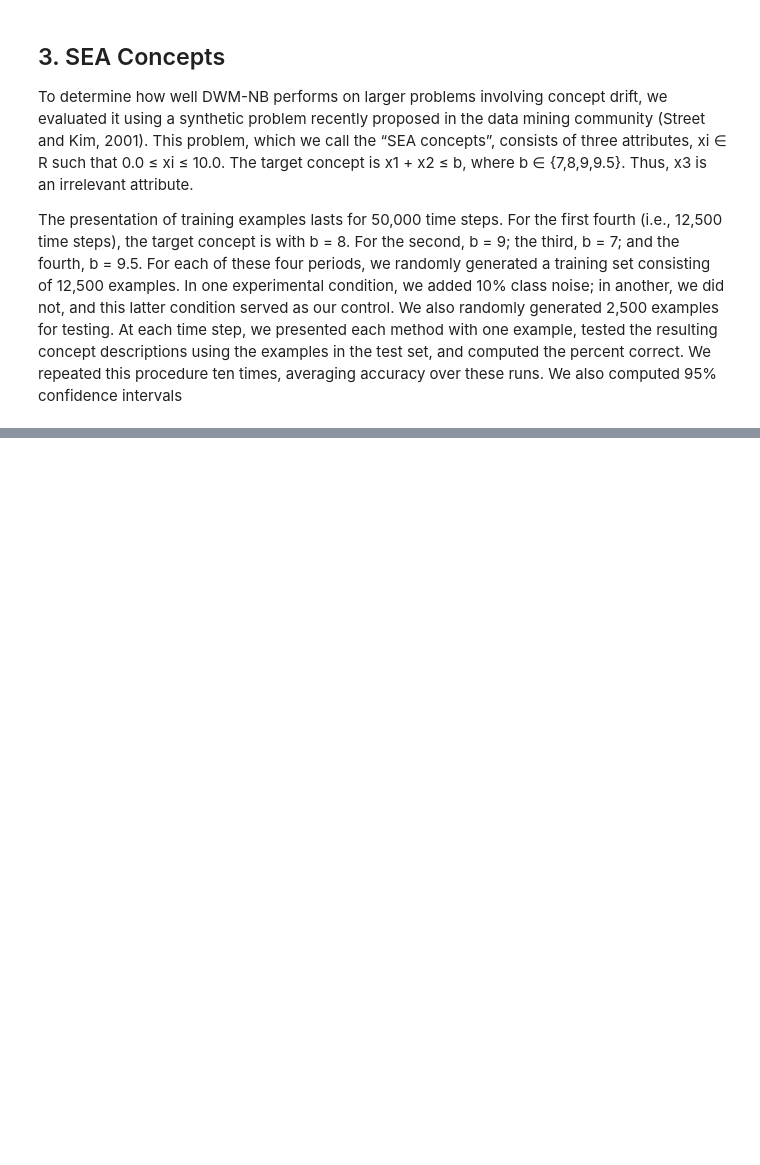
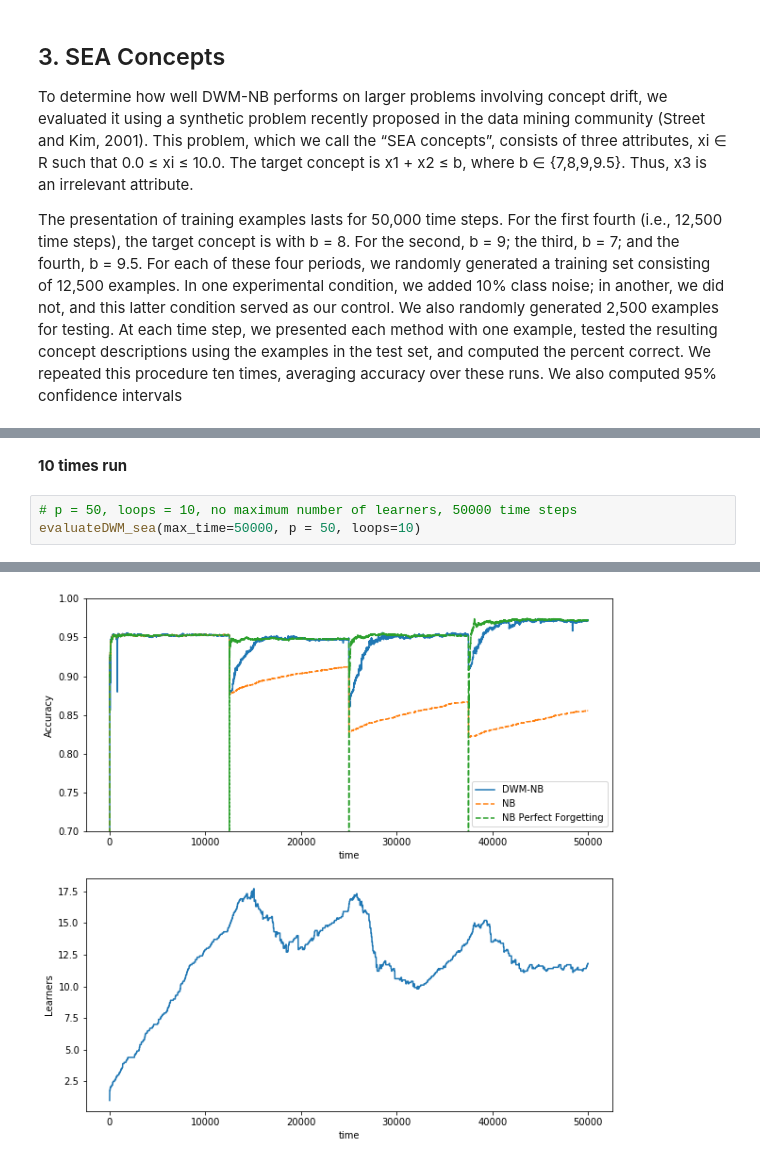
Before and after one commit to alexgg278/DWM, a Jupyter notebook: DWM4.ipynb, the cells around one changed output, grey strips where cells are left out. Saved outputs shown, nothing was run; the diff lists cells and outputs as text; blank space fills up the shorter version.

```diff
--- a/DWM4.ipynb
+++ b/DWM4.ipynb
@@ -755,0 +640,6 @@ accuracy_DWM_mean, accuracy_normal_mean, accuracy_perfect_mean, elements_mean =
+# %% [markdown]
+**10 times run**
+# %%
+# p = 50, loops = 10, no maximum number of learners, 50000 time steps
+evaluateDWM_sea(max_time=50000, p = 50, loops=10)
+# %% [output]
@@ -755,0 +657 @@ accuracy_DWM_mean, accuracy_normal_mean, accuracy_perfect_mean, elements_mean =
+[figure, added]
```
Also changed, not shown: parts of 25 cells of this notebook, 2 other files.
